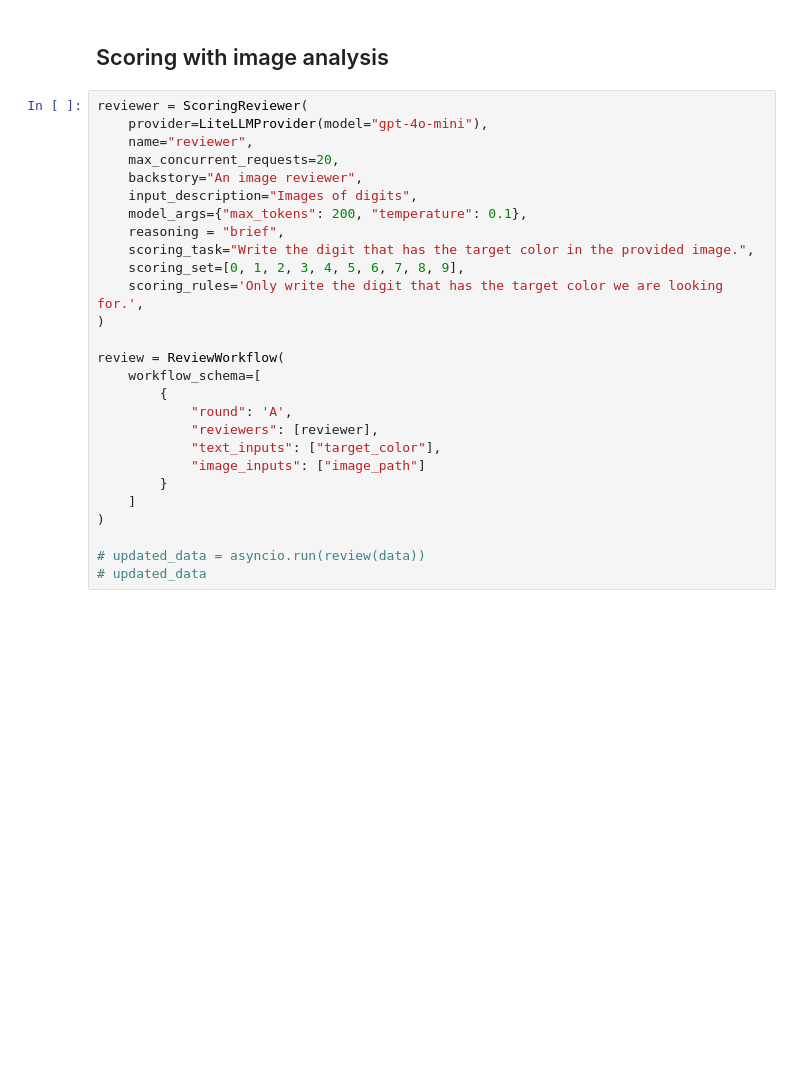
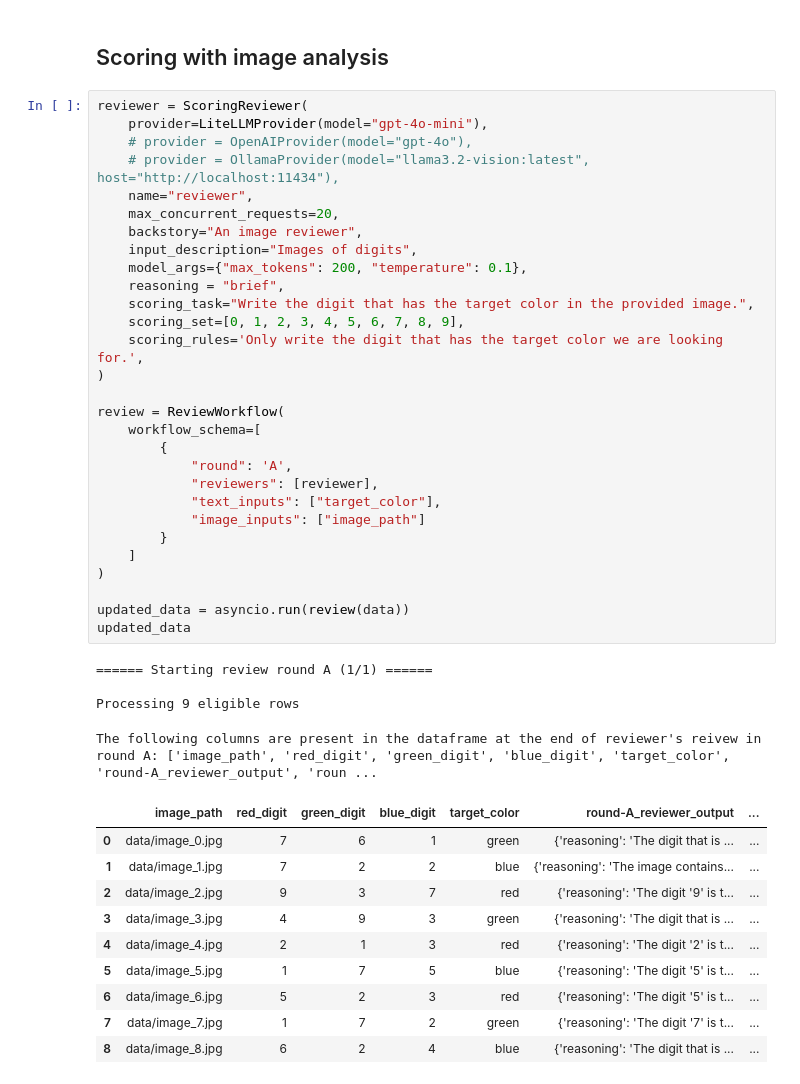
Before and after one commit to kevinchung58/LatteReview, a Jupyter notebook: examples/scoring_review_image/scoring_review_image.ipynb, the cells around one changed output. Cells and saved outputs as stored; diff of their text form; blank space fills up the shorter version.

```diff
--- a/examples/scoring_review_image/scoring_review_image.ipynb
+++ b/examples/scoring_review_image/scoring_review_image.ipynb
@@ -191,27 +192,44 @@ Dataframe preview:
 # %%
 reviewer = ScoringReviewer(
     provider=LiteLLMProvider(model="gpt-4o-mini"),
+    # provider = OpenAIProvider(model="gpt-4o"),
+    # provider = OllamaProvider(model="llama3.2-vision:latest", host="http://localhost:11434"),
     name="reviewer",
     max_concurrent_requests=20,
     backstory="An image reviewer",
     input_description="Images of digits",
     model_args={"max_tokens": 200, "temperature": 0.1},
     reasoning = "brief",
     scoring_task="Write the digit that has the target color in the provided image.",
     scoring_set=[0, 1, 2, 3, 4, 5, 6, 7, 8, 9],
     scoring_rules='Only write the digit that has the target color we are looking for.',
 )
 
 review = ReviewWorkflow(
     workflow_schema=[
         {
             "round": 'A',
             "reviewers": [reviewer],
             "text_inputs": ["target_color"],
             "image_inputs": ["image_path"]
         }
     ]
 )
 
-# updated_data = asyncio.run(review(data))
-# updated_data
+updated_data = asyncio.run(review(data))
+updated_data
+# %% [output]
+====== Starting review round A (1/1) ======
+
+Processing 9 eligible rows
+The following columns are present in the dataframe at the end of reviewer's reivew in round A: ['image_path', 'red_digit', 'green_digit', 'blue_digit', 'target_color', 'round-A_reviewer_output', 'roun ...
+|  | image_path | red_digit | green_digit | blue_digit | target_color | round-A_reviewer_output | ... |
+| 0 | data/image_0.jpg | 7 | 6 | 1 | green | {'reasoning': 'The digit that is ... | ... |
+| 1 | data/image_1.jpg | 7 | 2 | 2 | blue | {'reasoning': 'The image contains... | ... |
+| 2 | data/image_2.jpg | 9 | 3 | 7 | red | {'reasoning': 'The digit '9' is t... | ... |
+| 3 | data/image_3.jpg | 4 | 9 | 3 | green | {'reasoning': 'The digit that is ... | ... |
+| 4 | data/image_4.jpg | 2 | 1 | 3 | red | {'reasoning': 'The digit '2' is t... | ... |
+| 5 | data/image_5.jpg | 1 | 7 | 5 | blue | {'reasoning': 'The digit '5' is t... | ... |
+| 6 | data/image_6.jpg | 5 | 2 | 3 | red | {'reasoning': 'The digit '5' is t... | ... |
+| 7 | data/image_7.jpg | 1 | 7 | 2 | green | {'reasoning': 'The digit '7' is t... | ... |
+| 8 | data/image_8.jpg | 6 | 2 | 4 | blue | {'reasoning': 'The digit that is ... | ... |
```
Also changed, not shown: parts of 3 cells of this notebook, 31 other files.
